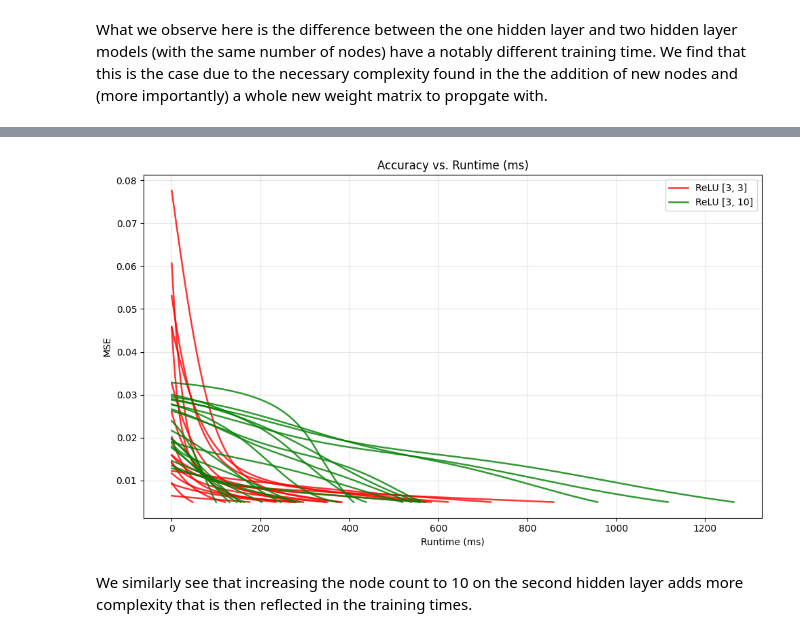
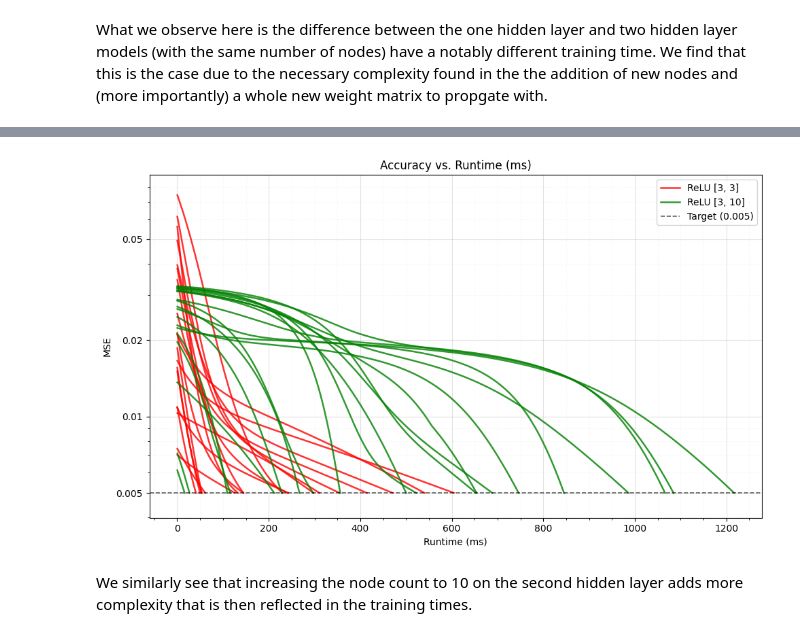
Before and after one commit to Saccadence/CogSci-131, a Jupyter notebook: Assignment 1/Assignment 1.ipynb, the cells around one changed output, grey strips where cells are left out. Saved outputs shown, nothing was run; the diff lists cells and outputs as text; code cells hidden in the pictures.

Commit message:
Logmarithic y-axis for graphs | Ability to choose iter or time

```diff
--- a/Assignment 1/Assignment 1.ipynb
+++ b/Assignment 1/Assignment 1.ipynb
@@ -707,7 +755,7 @@ Max: 1264.45 ms | Min: 100.17 ms
 # %%
-plotModels(dataCompare,'time',['relu3', 'relu10'])
+plotModels(dataCompare, 'time', ['relu3', 'relu10'], target=acc)
 # %% [output]
-[figure, old version]
+[figure, new version]
 # %% [markdown]
 We similarly see that increasing the node count to 10 on the second hidden layer adds more complexity that is then reflected in the training times.
 # %%
```
Also changed, not shown: parts of 14 cells of this notebook.
